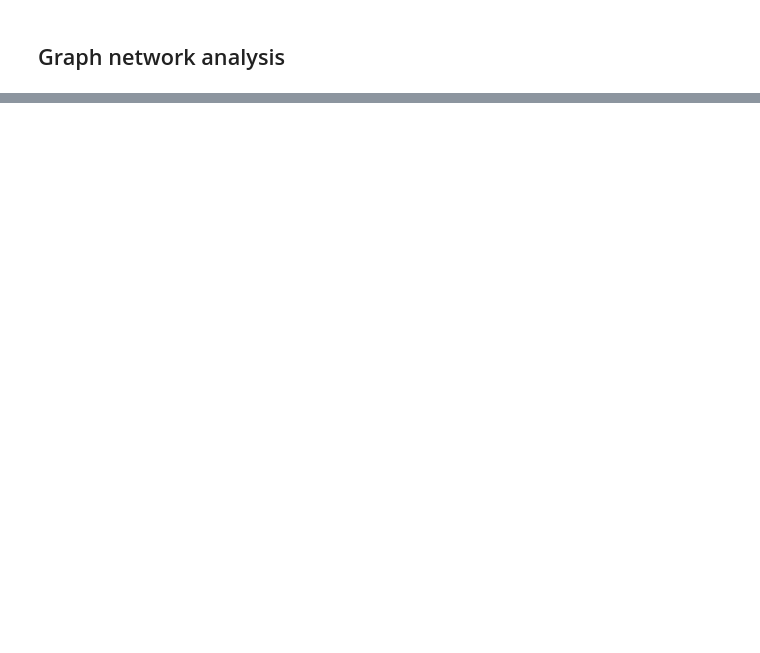
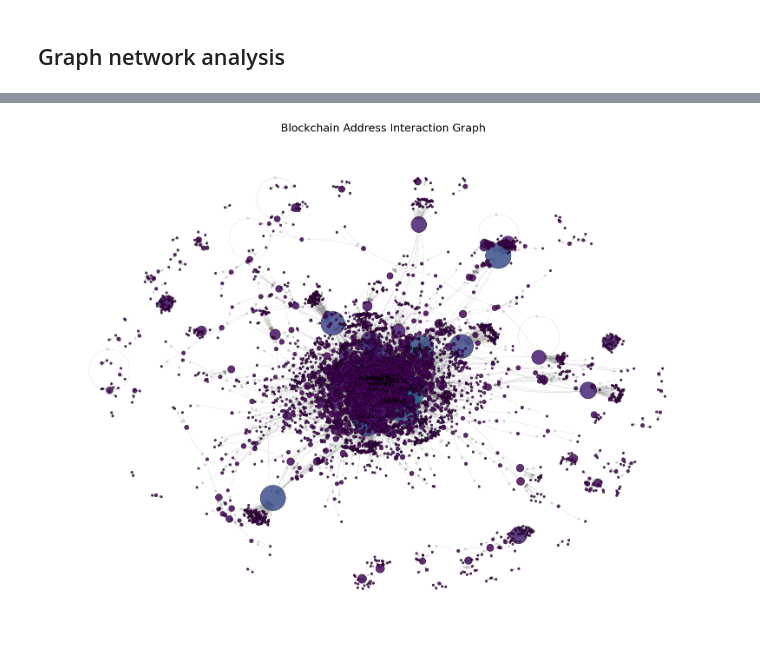
Before and after one commit to johnnatan-messias/research-proj-mev, a Jupyter notebook: eda-mev-traces.ipynb, the cells around one changed output, grey strips where cells are left out. Drawn from its saved outputs; the diff is of its cells as text; code cells hidden in the pictures; blank space fills up the shorter version.

```diff
--- a/eda-mev-traces.ipynb
+++ b/eda-mev-traces.ipynb
@@ -226,7 +233,7 @@ shape: (10, 3)
 | "USD Base Coin (USDbC)" | "0x1833...b463" | 1823 |
 | "0x9fac...06c5" | "BMX: Vault" | 1497 |
 # %%
-data = df.head(50).collect()
+data = df.head(10).collect()
 for row in data.iter_rows(named=True):
     print(row["tx_success"], row['tx_hash'],
           row["from_label"], "->", row["to_label"])
@@ -366,0 +397,3 @@ for row in edges_df.collect().iter_rows(named=True):
+# %%
+dead_addresses_df = pl.read_csv(os.path.join(
+    data_dir, "labels", "dead_addresses.csv"))['address'].to_list()
@@ -459,3 +652,67 @@ plt.show()
+# %%
+import matplotlib.pyplot as plt
+import matplotlib.colors as mcolors
+import networkx as nx
+
+# Force-directed layout with improved spacing
+pos = nx.spring_layout(G, seed=42, k=0.4, iterations=100)
+
+# Degree-based sizing and coloring
+degrees = dict(G.degree())
+max_degree = max(degrees.values()) if degrees else 1
+
+node_sizes = [degrees[n] * 15 for n in G.nodes()]
+node_colors = [degrees[n] for n in G.nodes()]
+
+# Normalize colors
+norm = mcolors.Normalize(vmin=min(node_colors), vmax=max(node_colors))
+
+plt.figure(figsize=(16, 12))
+
+# Draw edges with curvature and transparency
+nx.draw_networkx_edges(
+    G, pos,
+    edge_color='gray',
+    width=0.6,
+    alpha=0.3,
+    connectionstyle='arc3,rad=0.1'  # curved edges
+)
+
+# Draw nodes
+nodes = nx.draw_networkx_nodes(
+    G, pos,
+    node_size=node_sizes,
+    node_color=node_colors,
+    cmap=plt.cm.viridis,
+    alpha=0.85,
+    linewidths=0.5,
+    edgecolors='black'
+)
+
+# Colorbar for node degree
+sm = plt.cm.ScalarMappable(cmap=plt.cm.viridis, norm=norm)
+sm.set_array([])
+# cbar = plt.colorbar(sm, shrink=0.6)
+# cbar.set_label('Node Degree', fontsize=12)
+
+# Show only top 15 nodes by degree
+top_nodes = sorted(degrees.items(), key=lambda x: x[1], reverse=True)[:15]
+top_node_labels = {n: n[:6] + "…" for n, _ in top_nodes}
+
+nx.draw_networkx_labels(
+    G, pos,
+    labels=top_node_labels,
+    font_size=9,
+    font_color="black",
+    font_family="monospace"
+)
+
+plt.title("Blockchain Address Interaction Graph", fontsize=18)
+plt.axis("off")
+plt.tight_layout()
+plt.show()
+# %% [output]
+[figure, added]
 # %%
 # import networkx as nx
 # import plotly.graph_objects as go
```
Also changed, not shown: parts of 18 cells of this notebook, 1 other file.
